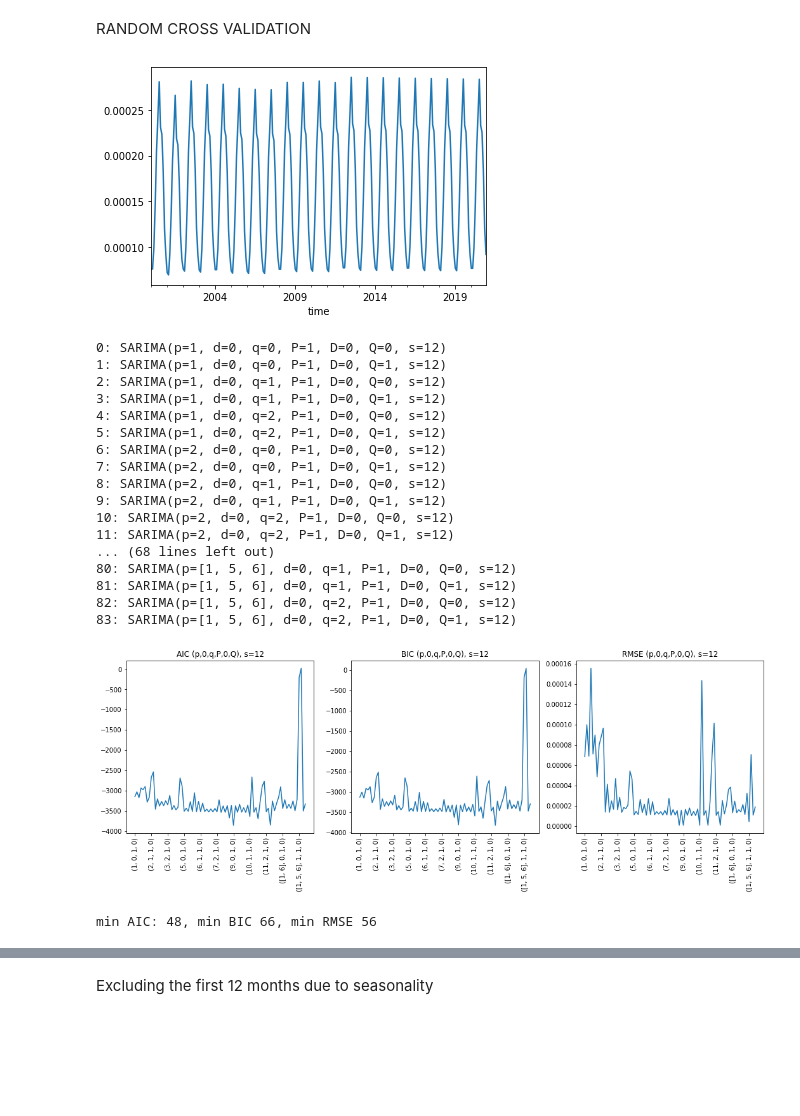
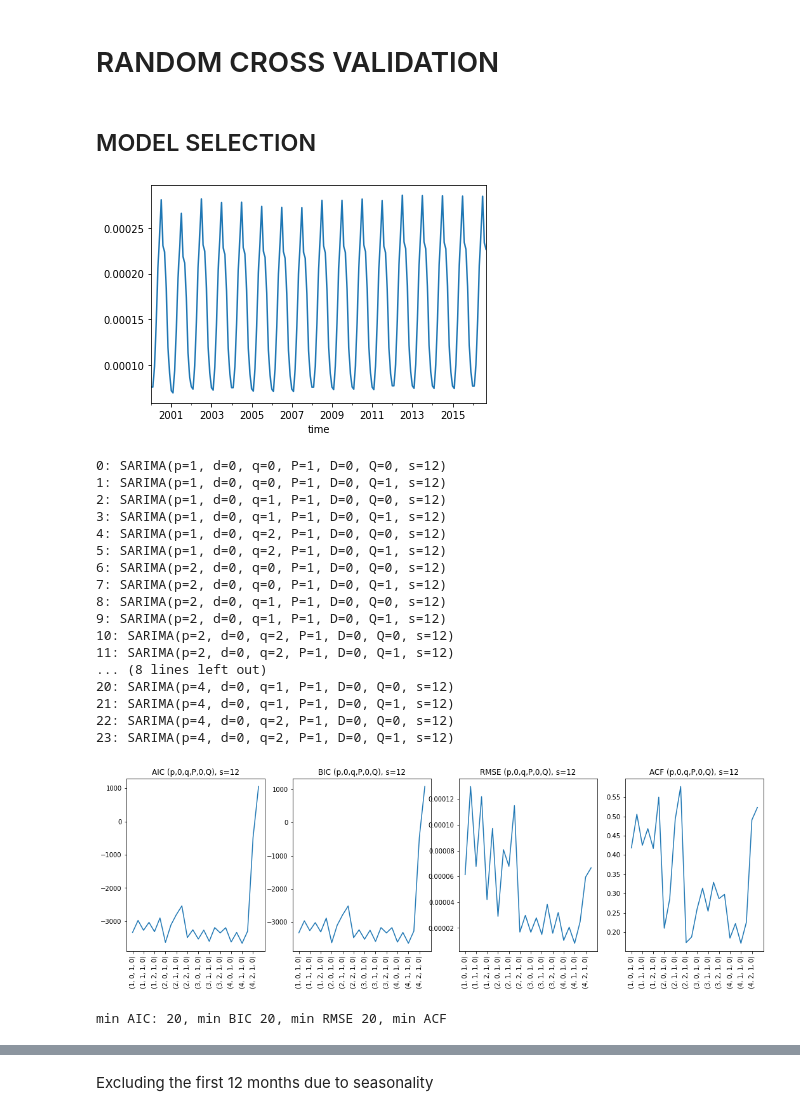
Before and after one commit to samuelexferri/unibg-statistic2, a Jupyter notebook: notebooks/nh3-random-cross-validation.ipynb, the cells around one changed output, grey strips where cells are left out. Saved outputs shown, nothing was run; the diff lists cells and outputs as text; code cells hidden in the pictures; blank space fills up the shorter version.

```diff
--- a/notebooks/nh3-random-cross-validation.ipynb
+++ b/notebooks/nh3-random-cross-validation.ipynb
@@ -1,5 +1,7 @@
 # %% [markdown]
-RANDOM CROSS VALIDATION
+# RANDOM CROSS VALIDATION
+# %% [markdown]
+## MODEL SELECTION
 # %%
 import warnings
 from statsmodels.tools.sm_exceptions import ConvergenceWarning
@@ -13,10 +17,13 @@ from utils import utils
 import matplotlib.pyplot as plt
 
 nh3 = utils.xarray2pandas(nh3_nc.agl, 6, 17).to_period('M')
-nh3.plot()
+
+train_data, test_data = utils.ts_train_test_split(nh3, .8)
+
+train_data.plot()
 plt.show()
 # %% [output]
-[figure, old version]
+[figure, new version]
 # %%
 import random
 
@@ -99,12 +100,11 @@ def random_cross_validation(ts, order, seasonal_order, times=1, verbose=False):
 # SARIMAX(p,d,q,P,D,Q,s)
 
 import numpy as np
-from statsmodels.tsa.stattools import acf
 
 def model_selection(ts, cv_iterations=1, verbose=False):
 
-    p_list = [1,2,3,4,5,6,7,8,9,10,11, [1,2,5,6], [1,6], [1,5,6]]
-    q_list = [0,1,2]
+    p_list = [1, 2, 3, 4]
+    q_list = [0, 1, 2]
     P_list = [1]
     Q_list = [0, 1]
     s_list = [12]
@@ -122,19 +122,16 @@ def model_selection(ts, cv_iterations=1, verbose=False):
 
                         if verbose: print('{}: {}'.format(model_idx, model_name))
 
-                        rmse, aic, bic, sse, mse, meaacf, yac_out_of_sample = random_cross_validation(ts=ts, order=(p,0,q), seasonal_order=(P,0,Q,s), times=cv_iterations)
+                        aic, bic, rmse, resid_acf = random_cross_validation(ts=ts, order=(p,0,q), seasonal_order=(P,0,Q,s), times=cv_iterations)
 
                         results[model_name] = {
+                            'index' : model_idx,
                             'order' : (p,0,q),
                             'seasonal_order' : (P,0,Q,s),
                             'aic' : aic,
                             'bic' : bic,
-                            'sse' : sse,
                             'rmse' : rmse,
-                            'mse' : mse,
-                            'index' : model_idx,
-                            'mean_abs_acf': meaacf,
-                            'yac_out_of_sample': yac_out_of_sample
+                            'acf': resid_acf
                             }
 
                         idx += 1
@@ -142,7 +139,7 @@ def model_selection(ts, cv_iterations=1, verbose=False):
 
     return results
 # %%
-results = model_selection(nh3, cv_iterations=1, verbose=True)
+results = model_selection(train_data, cv_iterations=10, verbose=True)
 # %% [output]
 0: SARIMA(p=1, d=0, q=0, P=1, D=0, Q=0, s=12)
 1: SARIMA(p=1, d=0, q=0, P=1, D=0, Q=1, s=12)
@@ -156,19 +153,16 @@ results = model_selection(nh3, cv_iterations=1, verbose=True)
 9: SARIMA(p=2, d=0, q=1, P=1, D=0, Q=1, s=12)
 10: SARIMA(p=2, d=0, q=2, P=1, D=0, Q=0, s=12)
 11: SARIMA(p=2, d=0, q=2, P=1, D=0, Q=1, s=12)
-... (68 lines left out)
-80: SARIMA(p=[1, 5, 6], d=0, q=1, P=1, D=0, Q=0, s=12)
-81: SARIMA(p=[1, 5, 6], d=0, q=1, P=1, D=0, Q=1, s=12)
-82: SARIMA(p=[1, 5, 6], d=0, q=2, P=1, D=0, Q=0, s=12)
-83: SARIMA(p=[1, 5, 6], d=0, q=2, P=1, D=0, Q=1, s=12)
+... (8 lines left out)
+20: SARIMA(p=4, d=0, q=1, P=1, D=0, Q=0, s=12)
+21: SARIMA(p=4, d=0, q=1, P=1, D=0, Q=1, s=12)
+22: SARIMA(p=4, d=0, q=2, P=1, D=0, Q=0, s=12)
+23: SARIMA(p=4, d=0, q=2, P=1, D=0, Q=1, s=12)
 # %%
 aics = [v['aic'] for k, v in results.items()]
 bics = [v['bic'] for k, v in results.items()]
 rmses = [v['rmse'] for k, v in results.items()]
-sses = [v['sse'] for k, v in results.items()]
-mses = [v['mse'] for k, v in results.items()]
-maacf = [v['mean_abs_acf'] for k, v in results.items()]
-yac_out_of_sample = [v['yac_out_of_sample'] for k, v in results.items()]
+acfs = [v['acf'] for k, v in results.items()]
 # %%
 def tick(order, seasonal_order):
     p, d, q = order
@@ -179,31 +173,36 @@ ticks = [tick(v['order'], v['seasonal_order']) for k, v in sorted(results.items(
 # %%
 import matplotlib.pyplot as plt
 
-fig, axs = plt.subplots(nrows=1, ncols=3, figsize=(18,5))
-indices = np.arange(0, len(results), 8)
+fig, axs = plt.subplots(nrows=1, ncols=4, figsize=(18,5))
+indices = np.arange(0, len(results), 2)
 
 axs[0].plot(aics)
 axs[0].set_title('AIC (p,0,q,P,0,Q), s=12')
 axs[0].set_xticks(indices)
 axs[0].set_xticklabels(np.array(ticks)[indices], rotation=90)
 
 axs[1].plot(bics)
 axs[1].set_title('BIC (p,0,q,P,0,Q), s=12')
 axs[1].set_xticks(indices)
 axs[1].set_xticklabels(np.array(ticks)[indices], rotation=90)
 
 axs[2].plot(rmses)
 axs[2].set_title('RMSE (p,0,q,P,0,Q), s=12')
 axs[2].set_xticks(indices)
 axs[2].set_xticklabels(np.array(ticks)[indices], rotation=90)
 
+axs[3].plot(acfs)
+axs[3].set_title('ACF (p,0,q,P,0,Q), s=12')
+axs[3].set_xticks(indices)
+axs[3].set_xticklabels(np.array(ticks)[indices], rotation=90)
+
 plt.show()
 # %% [output]
-[figure, old version]
+[figure, new version]
 # %%
-print('min AIC: {}, min BIC {}, min RMSE {}'.format(np.argmin(aics), np.argmin(bics), np.argmin(rmses)))
+print('min AIC: {}, min BIC {}, min RMSE {}, min ACF'.format(np.argmin(aics), np.argmin(bics), np.argmin(rmses), np.argmin(bics)))
 # %% [output]
-min AIC: 48, min BIC 66, min RMSE 56
+min AIC: 20, min BIC 20, min RMSE 20, min ACF
 # %%
 min_aic_model = [v for k,v in results.items() if v['aic'] == np.min(aics)][0]
 min_aic_model
```
Also changed, not shown: parts of 40 cells of this notebook, 2 other files.
